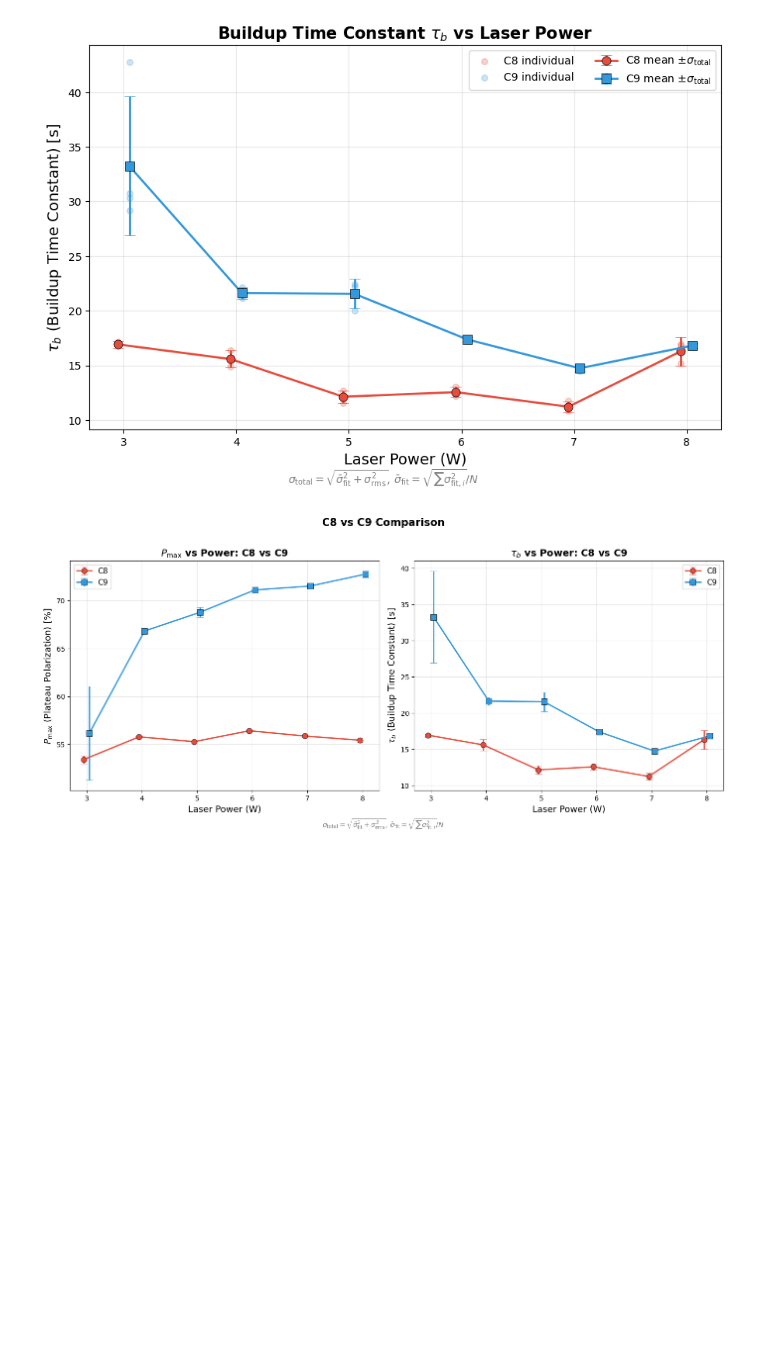
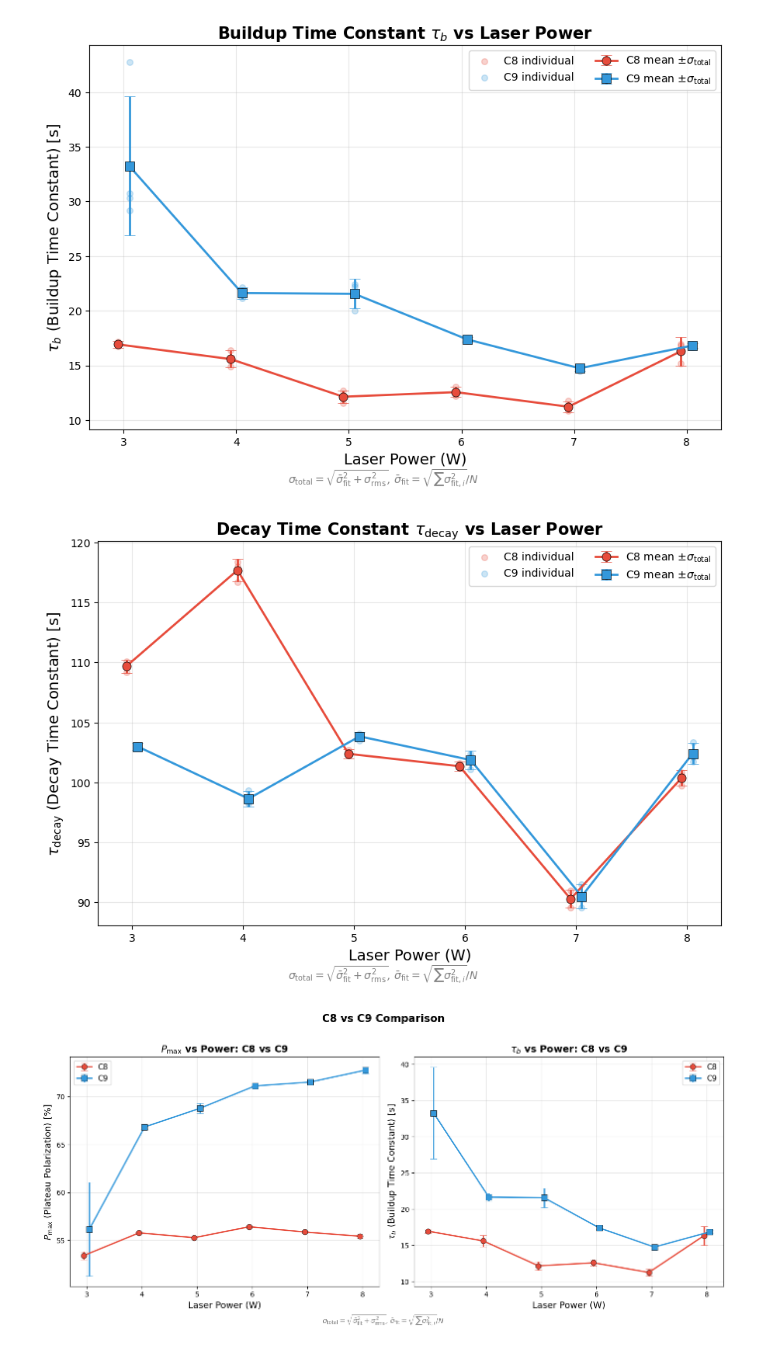
Before and after one commit to abhich2507/MEOP, a Jupyter notebook: analysis_plots.ipynb, the cells around one changed output. Cells and saved outputs as stored; diff of their text form; code cells hidden in the pictures; blank space fills up the shorter version.

Commit message:
tau_decay plots added

```diff
--- a/analysis_plots.ipynb
+++ b/analysis_plots.ipynb
@@ -46,17 +46,20 @@ def compute_avg(grp_df, param):
 
 # Build averaged tables for C8 and C9
 for cell_label, cell_df in [("C8", df_C8), ("C9", df_C9)]:
-    ppl = compute_avg(cell_df, "P_plateau")
-    tau = compute_avg(cell_df, "tau_b")
-    avg = ppl.merge(tau.drop(columns="n"), on="power_W")
+    ppl    = compute_avg(cell_df, "P_plateau")
+    tau_b  = compute_avg(cell_df, "tau_b")
+    tau_d  = compute_avg(cell_df, "tau")          # tau_decay
+    avg = ppl.merge(tau_b.drop(columns="n"), on="power_W") \
+             .merge(tau_d.drop(columns="n"), on="power_W")
     if cell_label == "C8":
         df_C8_avg = avg
     else:
         df_C9_avg = avg
 
 print("\nC8 averaged:")
-cols = ["power_W", "P_plateau_mean", "P_plateau_fit_mean", "P_plateau_rms",
-        "P_plateau_total", "tau_b_mean", "tau_b_total", "n"]
+cols = ["power_W", "P_plateau_mean", "P_plateau_total",
+        "tau_b_mean", "tau_b_total",
+        "tau_mean", "tau_total", "n"]
 print(df_C8_avg[cols].to_string(index=False))
 print("\nC9 averaged:")
 print(df_C9_avg[cols].to_string(index=False))
@@ -160,6 +163,46 @@ plt.savefig("/Users/snip/Documents/MEOP/power_dependence_plots/power_vs_tau_b.pn
 plt.show()
 # %% [output]
 [figure]
+# %%
+# ============================================================================
+# Plot 3: Power vs tau (Decay Time Constant) — C8 and C9 on same plot
+# ============================================================================
+# σ_total = sqrt( σ_fit_mean² + σ_rms² )
+
+fig, ax = plt.subplots(figsize=(9, 6))
+dx = 0.05
+
+ax.errorbar(df_C8_avg["power_W"] - dx, df_C8_avg["tau_mean"],
+            yerr=df_C8_avg["tau_total"],
+            fmt='o-', color='#e74c3c', capsize=5, capthick=1.5, elinewidth=2, linewidth=2,
+            markersize=8, markeredgecolor='black', markeredgewidth=0.5,
+            label=r'C8 mean $\pm\sigma_{\rm total}$')
+ax.scatter(df_C8["power_W"] - dx, df_C8["tau"],
+           color='#e74c3c', alpha=0.25, s=30, zorder=0, label='C8 individual')
+
+ax.errorbar(df_C9_avg["power_W"] + dx, df_C9_avg["tau_mean"],
+            yerr=df_C9_avg["tau_total"],
+            fmt='s-', color='#3498db', capsize=5, capthick=1.5, elinewidth=2, linewidth=2,
+            markersize=8, markeredgecolor='black', markeredgewidth=0.5,
+            label=r'C9 mean $\pm\sigma_{\rm total}$')
+ax.scatter(df_C9["power_W"] + dx, df_C9["tau"],
+           color='#3498db', alpha=0.25, s=30, zorder=0, label='C9 individual')
+
+ax.set_xlabel("Laser Power (W)", fontsize=14)
+ax.set_ylabel(r"$\tau_{\rm decay}$ (Decay Time Constant) [s]", fontsize=14)
+ax.set_title(r"Decay Time Constant $\tau_{\rm decay}$ vs Laser Power", fontsize=15, fontweight='bold')
+ax.legend(fontsize=10, ncol=2)
+ax.grid(True, alpha=0.3)
+ax.set_xticks(sorted(df["power_W"].unique()))
+fig.text(0.5, -0.01,
+         r"$\sigma_{\rm total}=\sqrt{\bar{\sigma}_{\rm fit}^2+\sigma_{\rm rms}^2}$, "
+         r"$\bar{\sigma}_{\rm fit}=\sqrt{\sum\sigma_{{\rm fit},i}^2}/N$",
+         ha='center', fontsize=10, style='italic', color='gray')
+plt.tight_layout()
+plt.savefig("/Users/snip/Documents/MEOP/power_dependence_plots/power_vs_tau_decay.png", dpi=150, bbox_inches='tight')
+plt.show()
+# %% [output]
+[figure, added]
 # %%
 # ============================================================================
 # Plot 3: Combined Overlay — P_max and tau_b side by side
```
Also changed, not shown: parts of 1 cell of this notebook, 9 other files.
